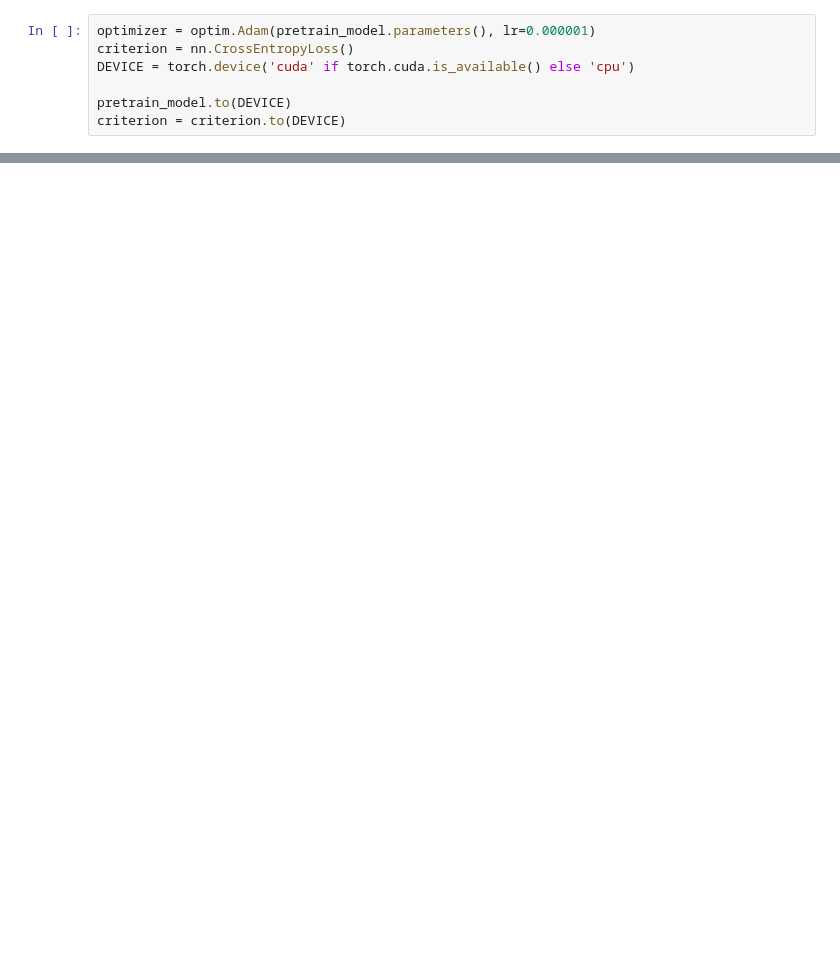
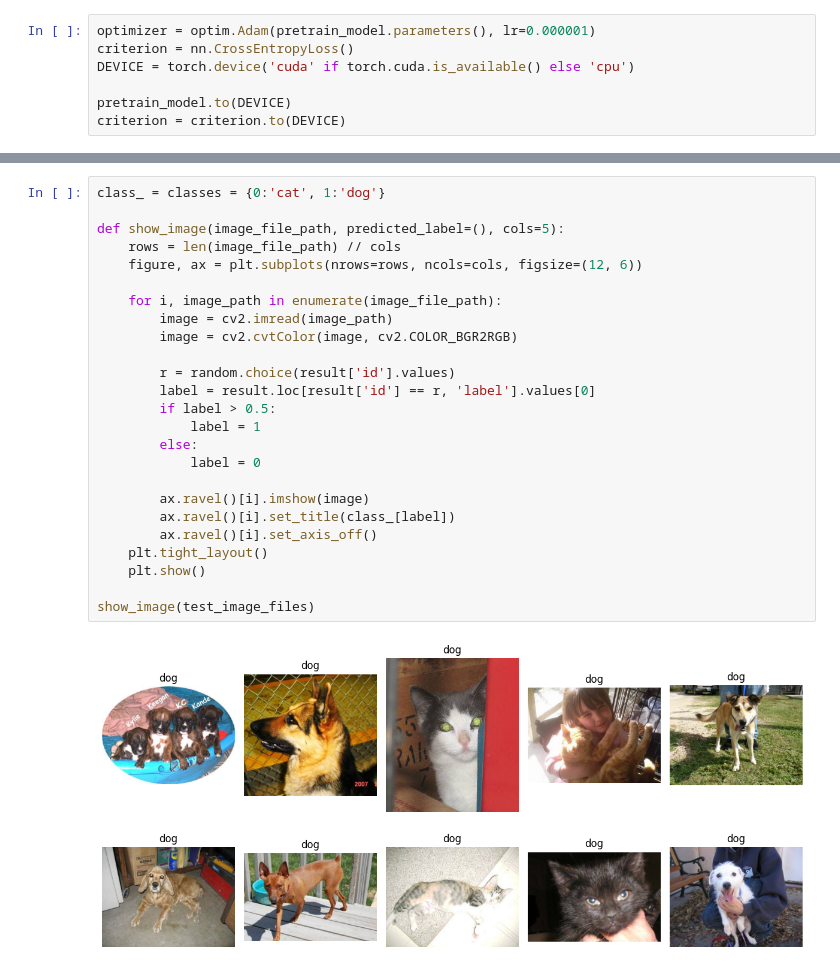
Before and after one commit to seonydg/classification, a Jupyter notebook: ResNet Cat & Dog image classification/ResNet Cat & Dog image classification.ipynb, the cells around one changed output, grey strips where cells are left out. Drawn from its saved outputs; the diff is of its cells as text; blank space fills up the shorter version.

```diff
--- a/ResNet Cat & Dog image classification/ResNet Cat & Dog image classification.ipynb
+++ b/ResNet Cat & Dog image classification/ResNet Cat & Dog image classification.ipynb
@@ -247,0 +324,27 @@ criterion = criterion.to(DEVICE)
+# %%
+class_ = classes = {0:'cat', 1:'dog'}
+
+def show_image(image_file_path, predicted_label=(), cols=5):
+    rows = len(image_file_path) // cols
+    figure, ax = plt.subplots(nrows=rows, ncols=cols, figsize=(12, 6))
+
+    for i, image_path in enumerate(image_file_path):
+        image = cv2.imread(image_path)
+        image = cv2.cvtColor(image, cv2.COLOR_BGR2RGB)
+
+        r = random.choice(result['id'].values)
+        label = result.loc[result['id'] == r, 'label'].values[0]
+        if label > 0.5:
+            label = 1
+        else:
+            label = 0
+
+        ax.ravel()[i].imshow(image)
+        ax.ravel()[i].set_title(class_[label])
+        ax.ravel()[i].set_axis_off()
+    plt.tight_layout()
+    plt.show()
+
+show_image(test_image_files)
+# %% [output]
+[figure, added]
```
Also changed, not shown: parts of 7 cells of this notebook.
